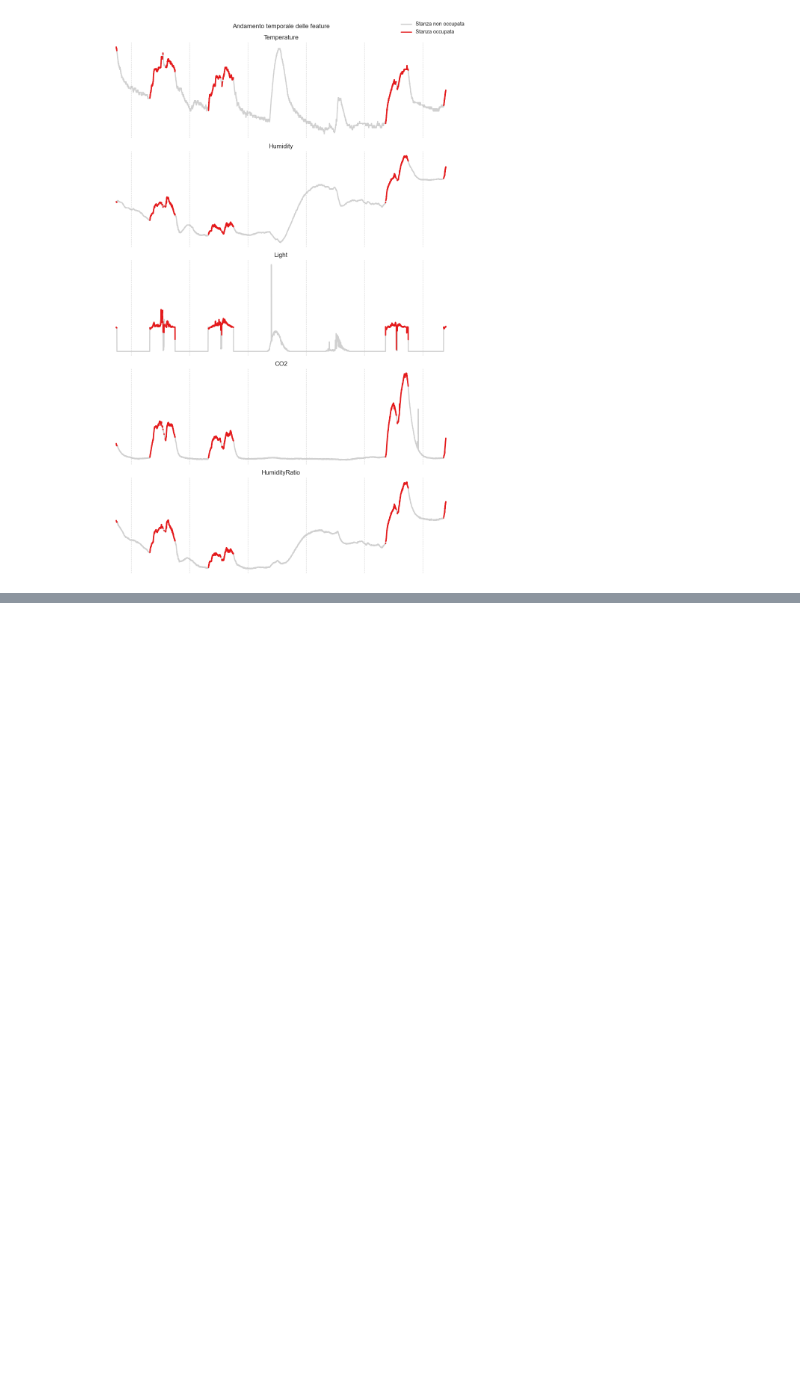
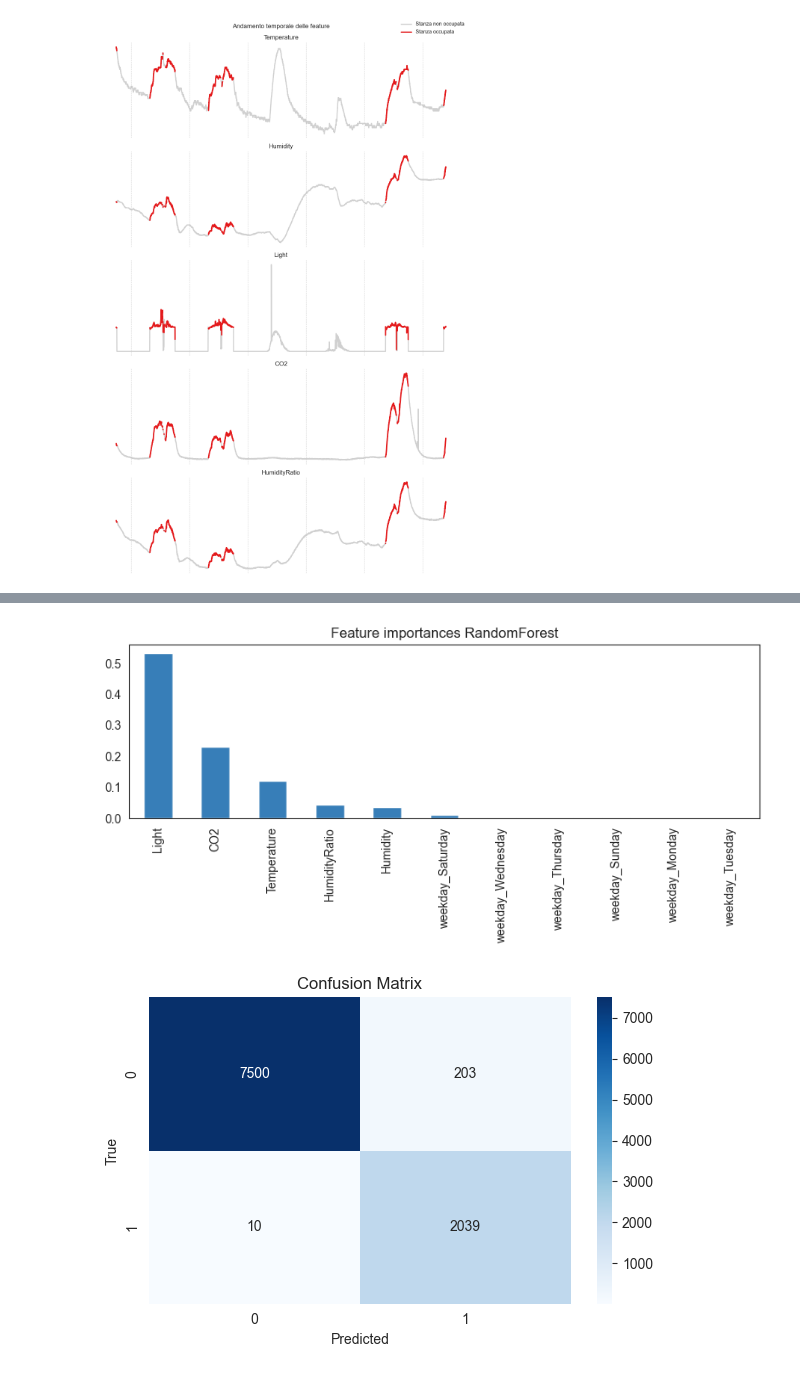
Before and after one commit to gabrielee20/roomoccupation, a Jupyter notebook: sample.ipynb, the cells around one changed output, grey strips where cells are left out. Drawn from its saved outputs; the diff is of its cells as text; code cells hidden in the pictures; blank space fills up the shorter version.

```diff
--- a/sample.ipynb
+++ b/sample.ipynb
@@ -138,3 +138,77 @@ plt.tight_layout()
 plt.show()
 # %% [output]
 [figure]
+# %%
+import numpy as np
+import pandas as pd
+import matplotlib.pyplot as plt
+import seaborn as sns
+from sklearn.metrics import accuracy_score, roc_auc_score, classification_report, confusion_matrix
+from sklearn.ensemble import RandomForestClassifier
+
+# Carica training e testing separati
+X = pd.read_csv('./data/datatraining.txt')
+X_t = pd.read_csv('./data/datatest2.txt')
+
+# Normalizza la colonna date
+for df_ in (X, X_t):
+    df_['date'] = pd.to_datetime(df_['date'], errors='coerce')
+
+# Preparazione training
+df = X.copy()
+df['weekday'] = df['date'].dt.day_name()
+y_train = df['Occupancy'].astype(int)
+drop_cols = ['date', 'Occupancy']
+X_train_features = df.drop(columns=[c for c in drop_cols if c in df.columns])
+
+# Preparazione test da X_t
+X_t_proc = X_t.copy()
+X_t_proc['weekday'] = X_t_proc['date'].dt.day_name()
+y_test = X_t_proc['Occupancy'].astype(int)
+X_test_features = X_t_proc.drop(columns=[c for c in drop_cols if c in X_t_proc.columns])
+
+# Allinea le dummy variables su training e test concatenando e poi separando
+combined = pd.concat([X_train_features, X_test_features], axis=0, ignore_index=True)
+combined_dummies = pd.get_dummies(combined, drop_first=True)
+n_train = len(X_train_features)
+X_train = combined_dummies.iloc[:n_train, :].reset_index(drop=True)
+X_test = combined_dummies.iloc[n_train:, :].reset_index(drop=True)
+clf = RandomForestClassifier(n_estimators=500, max_features='sqrt', max_depth=None, min_samples_split=2, oob_score=True, criterion='gini')
+
+clf.fit(X_train, y_train)
+
+y_pred = clf.predict(X_test)
+y_proba = clf.predict_proba(X_test)[:, 1] if hasattr(clf, "predict_proba") else None
+
+print("Accuracy:", round(accuracy_score(y_test, y_pred), 4))
+if y_proba is not None and len(np.unique(y_test)) == 2:
+    print("ROC AUC:", round(roc_auc_score(y_test, y_proba), 4))
+if hasattr(clf, "oob_score_"):
+    print("OOB score:", round(clf.oob_score_, 4))
+
+print("\nClassification report:\n", classification_report(y_test, y_pred))
+cm = confusion_matrix(y_test, y_pred)
+print("Confusion matrix:\n", cm)
+
+
+# 5) Feature importances (plot)
+importances = pd.Series(clf.feature_importances_, index=X_train.columns).sort_values(ascending=False)
+plt.figure(figsize=(8, max(4, 0.2 * len(importances))))
+importances.plot.bar(color='#377eb8')
+plt.title('Feature importances RandomForest')
+plt.tight_layout()
+plt.show()
+
+# Confusion matrix heatmap
+plt.figure(figsize=(6, 4))
+try:
+    labels = clf.classes_
+except Exception:
+    labels = np.unique(np.concatenate([y_test, y_pred]))
+sns.heatmap(cm, annot=True, fmt='d', cmap='Blues', xticklabels=labels, yticklabels=labels)
+plt.xlabel('Predicted')
+plt.ylabel('True')
+plt.title('Confusion Matrix')
+plt.tight_layout()
+plt.show()
+# %% [output]
@@ -140,0 +232,2 @@ plt.show()
+[figure, added]
+[figure, added]
```
Also changed, not shown: parts of 3 cells of this notebook, 1 other file.
